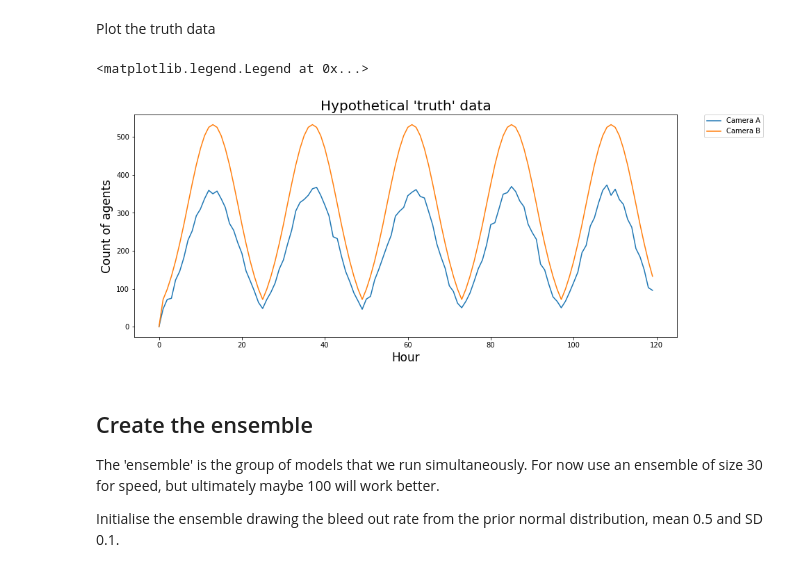
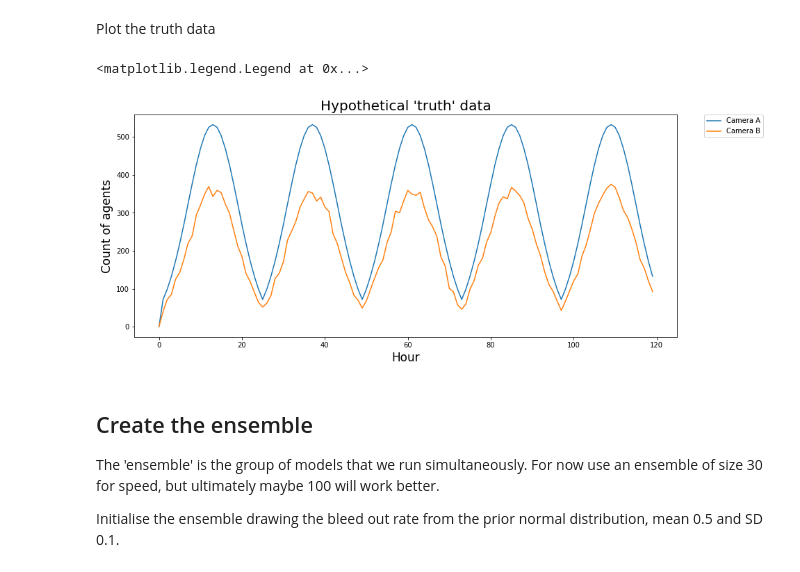
Before and after one commit to nickmalleson/surf, a Jupyter notebook: abm/essa-kalman_filter/Kalman_Example.ipynb, the cells around one changed output. Cells and saved outputs as stored; diff of their text form; code cells hidden in the pictures.

```diff
--- a/abm/essa-kalman_filter/Kalman_Example.ipynb
+++ b/abm/essa-kalman_filter/Kalman_Example.ipynb
@@ -40,17 +40,17 @@ Plot the truth data
 # %%
 fig = plt.figure(figsize=(14,20))
 ax = plt.subplot(3,1,1)
-plt.plot(truth[-1][0:120], label="Camera A")
-plt.plot(truth[-2][0:120], label="Camera B")
+plt.plot(truth[-2][0:120], label="Camera A")
+plt.plot(truth[-1][0:120], label="Camera B")
 
 ax.set_xlabel('Hour').set_fontsize(17)
 ax.set_ylabel('Count of agents').set_fontsize(17)
 ax.set_title("Hypothetical 'truth' data").set_fontsize(20)
 
 plt.legend(bbox_to_anchor=(1.05, 1), loc=2, borderaxespad=0.)
 # %% [output]
 <matplotlib.legend.Legend at 0x...>
-[figure, old version]
+[figure, new version]
 # %% [markdown]
 ## Create the ensemble
 
```
Also changed, not shown: parts of 7 cells of this notebook.
